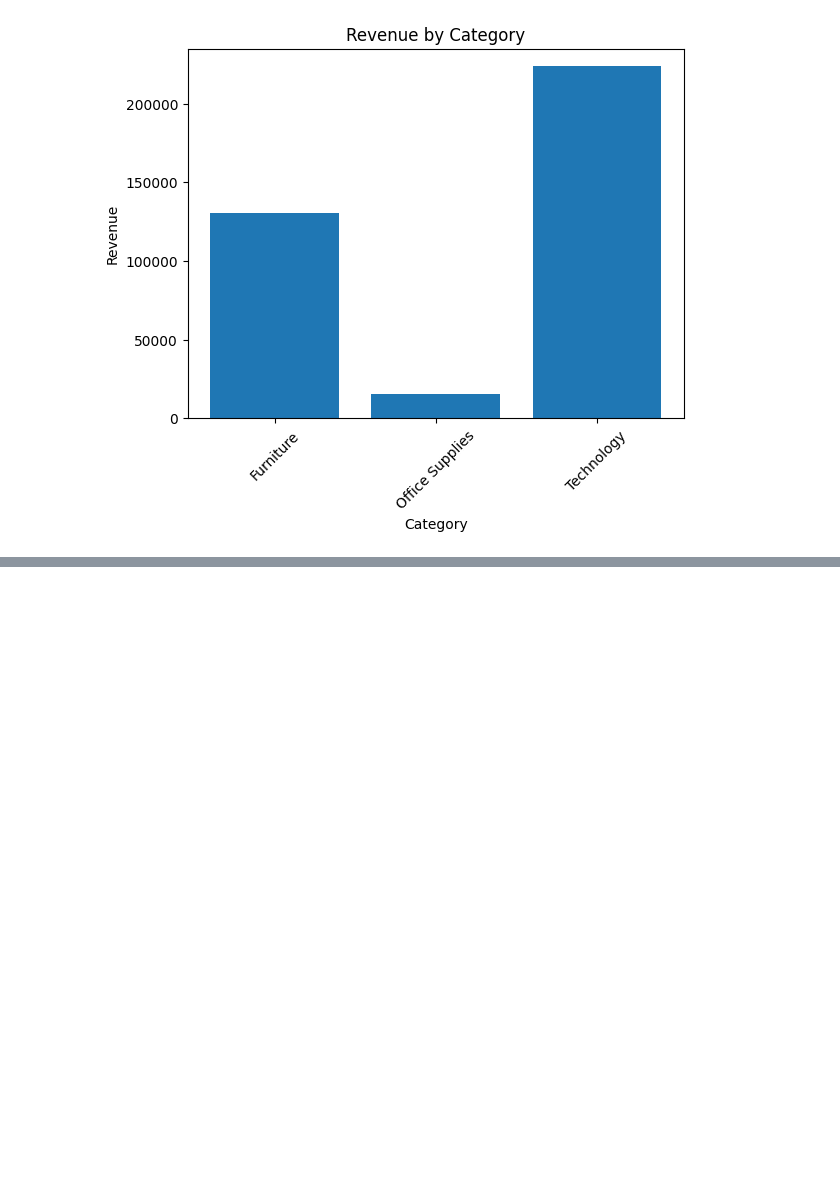
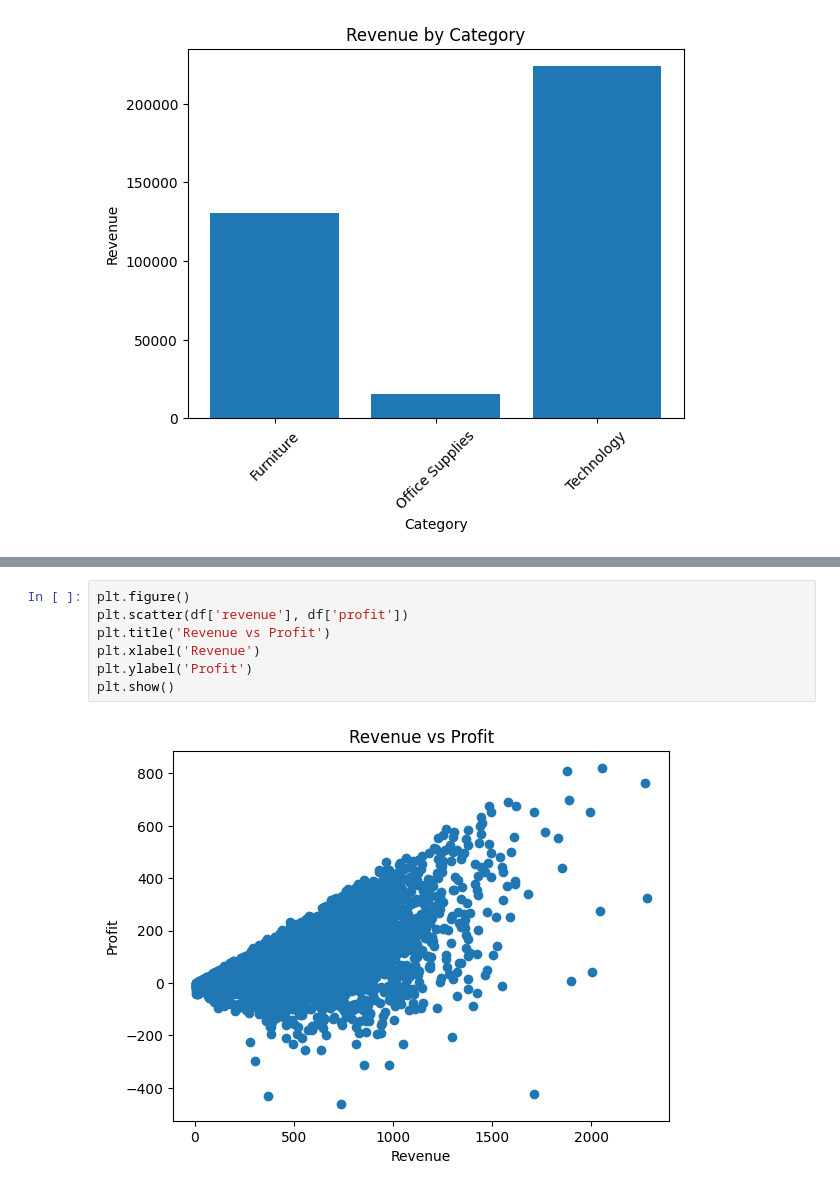
Before and after one commit to mohamed21-finite/AMIT_AI97, a Jupyter notebook: src/python/session_11/Code/data_visualize.ipynb, the cells around one changed output, grey strips where cells are left out. Cells and saved outputs as stored; diff of their text form; blank space fills up the shorter version.

```diff
--- a/src/python/session_11/Code/data_visualize.ipynb
+++ b/src/python/session_11/Code/data_visualize.ipynb
@@ -113,0 +123,9 @@ plt.xticks(rotation=45)
+# %%
+plt.figure()
+plt.scatter(df['revenue'], df['profit'])
+plt.title('Revenue vs Profit')
+plt.xlabel('Revenue')
+plt.ylabel('Profit')
+plt.show()
+# %% [output]
+[figure, added]
```
Also changed, not shown: parts of 14 cells of this notebook, 4 other files.
